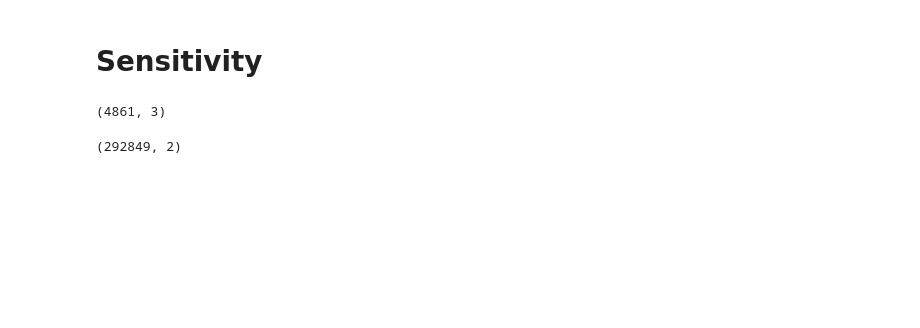
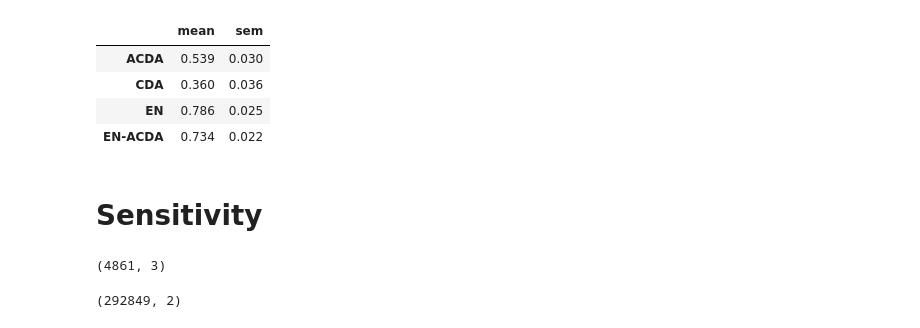
Before and after one commit to TheJacksonLaboratory/drug-synergy, a Jupyter notebook: scripts/Synergy_workbook.ipynb, the cells around one changed output. Cells and saved outputs as stored; diff of their text form; code cells hidden in the pictures; blank space fills up the shorter version.

```diff
--- a/scripts/Synergy_workbook.ipynb
+++ b/scripts/Synergy_workbook.ipynb
@@ -50,0 +89,2 @@ dirFromSanger = projectDir + 'data/fromSanger/' # https://cellmodelpassports.san
+# %%
+df_GDSC2_breast = MonteCarloCrossValidation(dfTas_GDSC2_breast, sample_non_synergy=True)
@@ -50,0 +109,8 @@ dirFromSanger = projectDir + 'data/fromSanger/' # https://cellmodelpassports.san
+# %%
+df_GDSC2_breast[0]
+# %% [output]
+|  | mean | sem |
+| ACDA | 0.539 | 0.030 |
+| CDA | 0.360 | 0.036 |
+| EN | 0.786 | 0.025 |
+| EN-ACDA | 0.734 | 0.022 |
```
Also changed, not shown: parts of 15 cells of this notebook, 20 other files.
